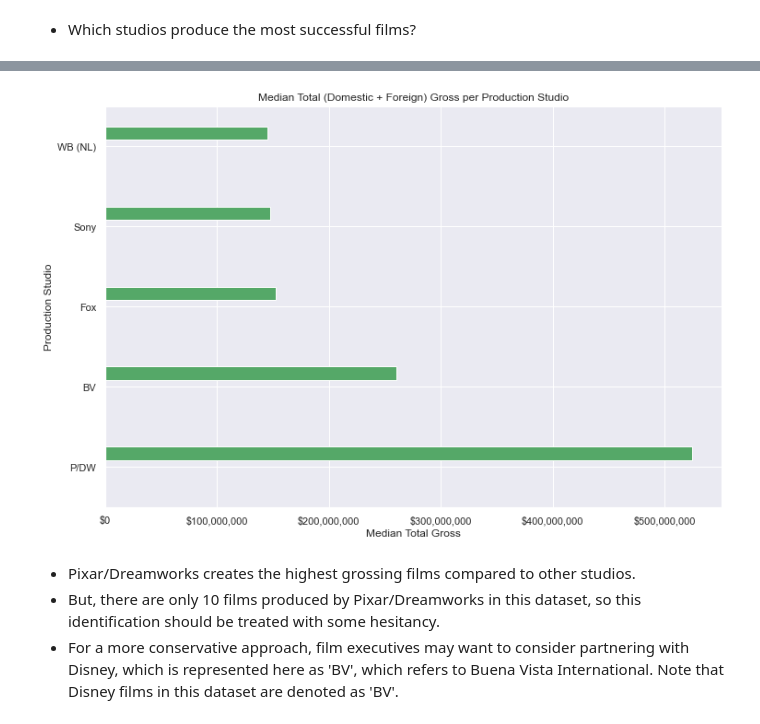
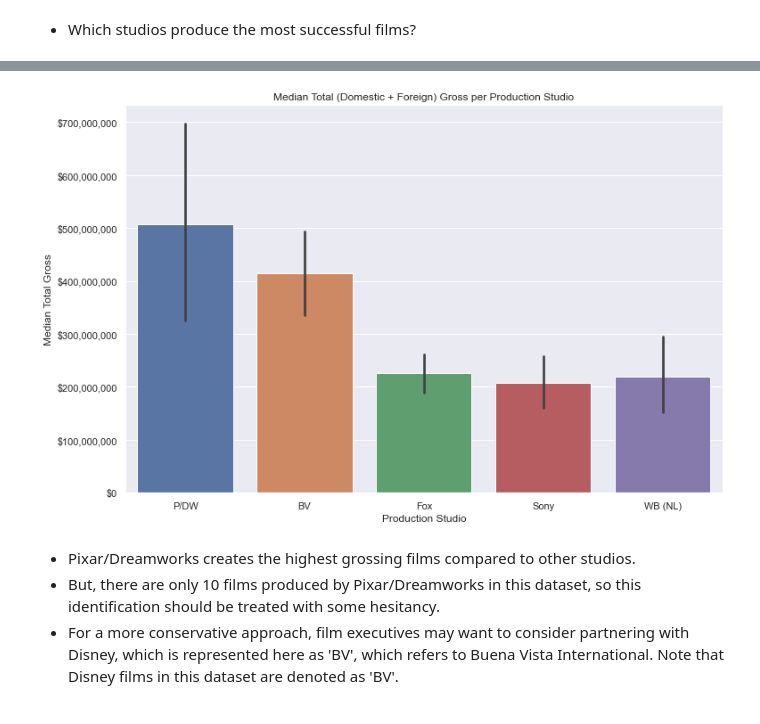
Before and after one commit to samoliver3/dsc-phase-1-project, a Jupyter notebook: student.ipynb, the cells around one changed output, grey strips where cells are left out. Drawn from its saved outputs; the diff is of its cells as text; code cells hidden in the pictures.

Commit message:
Simplified studio code. Updated studio plot. Updated Presentation pdf

```diff
--- a/student.ipynb
+++ b/student.ipynb
@@ -589,0 +521,13 @@ studio_median_total_gross_df
+# %%
+# grouping table1 by studio and key parameters (count, mean, median gross)
+studios_grouped = table1.groupby('studio')['total_gross'].agg(['count', 'mean',
+                                                              'median'])
+
+# getting the top 50 studios by count because I want significant datapoints
+# all of the top 50 studio (by count) have 10 or more films represented
+
+top_50_studios = studios_grouped.sort_values('count', ascending = False).head(50)
+
+studio_median_total_gross_df = top_50_studios.sort_values(by='median',
+                                                         ascending=False).head(5)
+studio_median_total_gross_df
@@ -590,19 +542,20 @@ studio_median_total_gross_df
 # %%
-# plot bar chart also import figure to change size
-plot = studio_median_total_gross_df.plot.barh(legend=False)
+# plot for studio vs. total median gross
+studio_plot = sns.barplot(data=table1, x='studio', y='total_gross',
+            order=studio_median_total_gross_df.index)
 
 # set titles
-plot.set_title('Median Total (Domestic + Foreign) Gross per Production Studio')
-plot.set_ylabel('Production Studio')
-plot.set_xlabel('Median Total Gross')
+studio_plot.set_title('Median Total (Domestic + Foreign) Gross per Production Studio')
+studio_plot.set_xlabel('Production Studio')
+studio_plot.set_ylabel('Median Total Gross')
 
 # change from scientific notation to dollars.
-plot.xaxis.set_major_formatter('${x:,.0f}')
+studio_plot.yaxis.set_major_formatter('${x:,.0f}')
 
 # change size
 plt.gcf().set_size_inches(12, 8)
 # %% [output]
-[figure, old version]
+[figure, new version]
 # %% [markdown]
 - Pixar/Dreamworks creates the highest grossing films compared to other studios.
 - But, there are only 10 films produced by Pixar/Dreamworks in this dataset, so this identification should be treated with some hesitancy.
```
Also changed, not shown: parts of 10 cells of this notebook, 2 other files.
